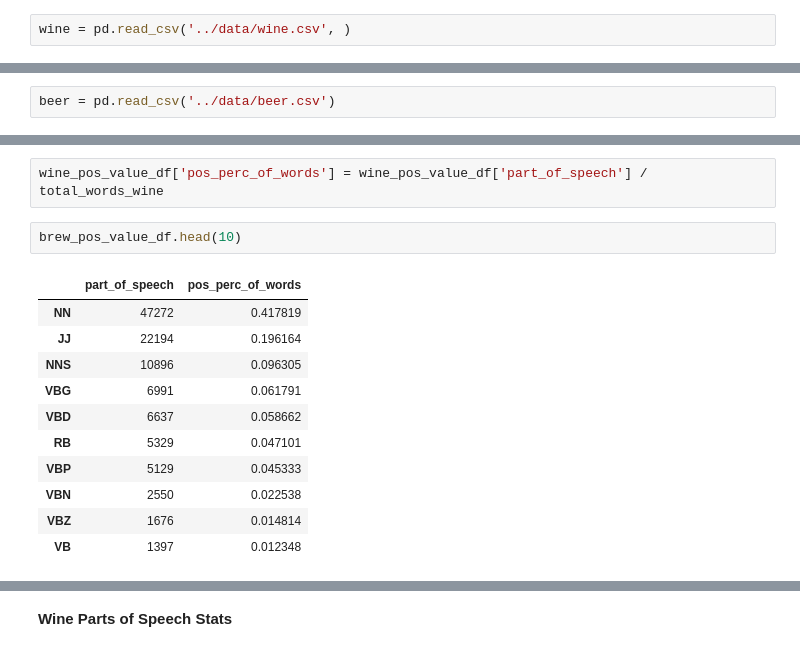
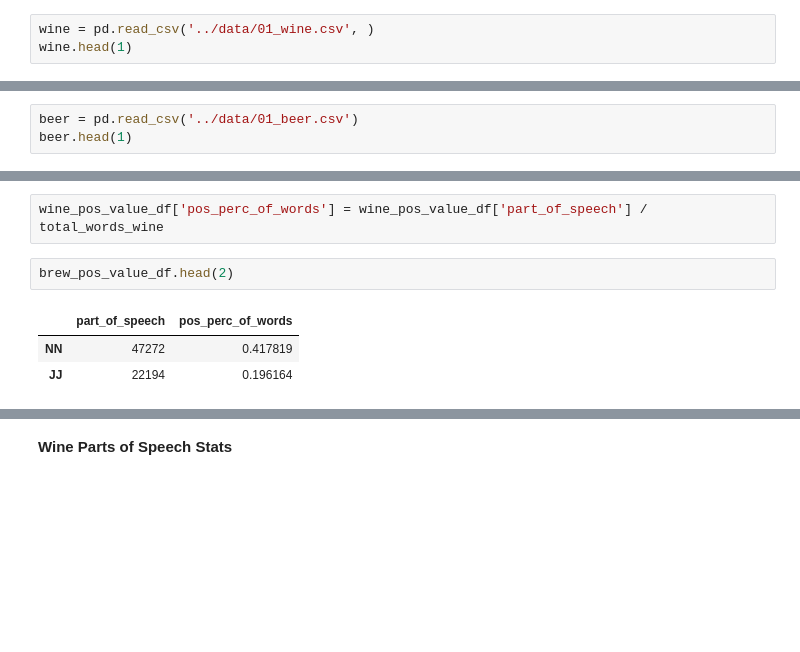
Before and after one commit to JamesRonsonOp/reddit_nlp_binary_classification, a Jupyter notebook: code/02_eda_preprocessing_main_file.ipynb, the cells around one changed output, grey strips where cells are left out. Drawn from its saved outputs; the diff is of its cells as text; blank space fills up the shorter version.

```diff
--- a/code/02_eda_preprocessing_main_file.ipynb
+++ b/code/02_eda_preprocessing_main_file.ipynb
@@ -56,4 +68,5 @@ display(HTML("&lt;style>.container { width:98% !important; }&lt;/style>"))
 # %% [markdown]
 ### Read in Data
 # %%
-wine = pd.read_csv('../data/wine.csv', )
+wine = pd.read_csv('../data/01_wine.csv', )
+wine.head(1)
@@ -60,2 +76,3 @@ wine = pd.read_csv('../data/wine.csv', )
 # %%
-beer = pd.read_csv('../data/beer.csv')
+beer = pd.read_csv('../data/01_beer.csv')
+beer.head(1)
@@ -666,17 +634,9 @@ brew_pos_value_df['pos_perc_of_words'] = brew_pos_value_df['part_of_speech'] / t
 # %%
 wine_pos_value_df['pos_perc_of_words'] = wine_pos_value_df['part_of_speech'] / total_words_wine
 # %%
-brew_pos_value_df.head(10)
+brew_pos_value_df.head(2)
 # %% [output]
 |  | part_of_speech | pos_perc_of_words |
 | NN | 47272 | 0.417819 |
 | JJ | 22194 | 0.196164 |
-| NNS | 10896 | 0.096305 |
-| VBG | 6991 | 0.061791 |
-| VBD | 6637 | 0.058662 |
-| RB | 5329 | 0.047101 |
-| VBP | 5129 | 0.045333 |
-| VBN | 2550 | 0.022538 |
-| VBZ | 1676 | 0.014814 |
-| VB | 1397 | 0.012348 |
 # %%
```
Also changed, not shown: parts of 79 cells of this notebook, 46 other files.
